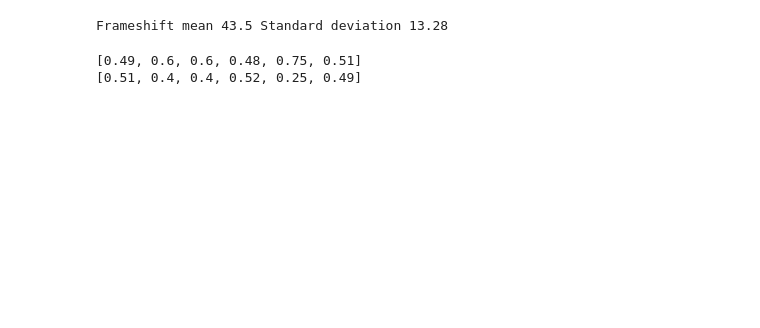
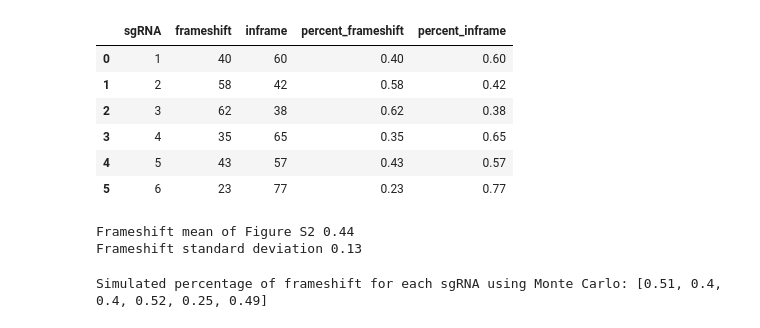
Before and after one commit to Clara3786/Project-Genome-Scale-CRISPR-Cas9-Knockout-Screening-in-Human-Cells, a Jupyter notebook: Project.ipynb, the cells around one changed output. Drawn from its saved outputs; the diff is of its cells as text; code cells hidden in the pictures; blank space fills up the shorter version.

```diff
--- a/Project.ipynb
+++ b/Project.ipynb
@@ -46,0 +76,14 @@ import matplotlib.pyplot as plt
+# %%
+# Read the data-file
+
+df = pd.read_csv("Project-Genome-Scale-CRISPR-Cas9-Knockout-Screening-in-Human-Cells/data.csv")
+
+df
+# %% [output]
+|  | sgRNA | frameshift | inframe | percent_frameshift | percent_inframe |
+| 0 | 1 | 40 | 60 | 0.40 | 0.60 |
+| 1 | 2 | 58 | 42 | 0.58 | 0.42 |
+| 2 | 3 | 62 | 38 | 0.62 | 0.38 |
+| 3 | 4 | 35 | 65 | 0.35 | 0.65 |
+| 4 | 5 | 43 | 57 | 0.43 | 0.57 |
+| 5 | 6 | 23 | 77 | 0.23 | 0.77 |
@@ -47,6 +98,5 @@ import matplotlib.pyplot as plt
 # %%
-frameshift = [40, 58, 62, 35, 43, 23]
-inframe = [60, 42, 38, 65, 57, 77]
+# Functions for calculating the mean and the standard deviation
 
 def mean(values):
     """The sample mean, the sum over the list divided by its length."""
@@ -63,7 +113,8 @@ def std(values):
         total = total + (v - m) ** 2
     return (total / len(values)) ** 0.5
 
-print("Frameshift mean", round(mean(frameshift), 2), "Standard deviation", round(std(frameshift), 2))
+print("Frameshift mean of Figure S2", round(mean(percent_frameshift), 2), "\nFrameshift standard deviation", round(std(percent_frameshift), 2))
 # %% [output]
-Frameshift mean 43.5 Standard deviation 13.28
+Frameshift mean of Figure S2 0.44
+Frameshift standard deviation 0.13
 # %%
@@ -99,27 +144,28 @@ def position_of_min(values):
 # %%
+# Monte Carlo simulation of percent of frameshifts for 100 reads per sgRNA
+
 def simulate(frameshift, p, n_reads=100, seed=8):
+    """The percent of frameshifts for each sgRNA where a successful frameshift is determined by probability p """
     rs = uniforms(frameshift * n_reads, seed)
-    percent_frameshift = [0] * frameshift
-    percent_inframe = [0] * frameshift
+    percent_frameshift_sim = [0] * frameshift
+    percent_inframe_sim = [0] * frameshift
 
 
     for i in range(frameshift):
       count = 0
       for c in range(n_reads):
-        if rs[i * n_reads + c] < p:
+        if rs[i * n_reads + c] < p: # To get the correct index for the random number corresponding to the corresponding sgRNA
           count += 1
-      percent_frameshift[i] = count/n_reads
-      percent_inframe[i] = 1 - percent_frameshift[i]
+      percent_frameshift_sim[i] = count/n_reads
+      percent_inframe_sim[i] = 1 - percent_frameshift_sim[i]
 
 
-    return percent_frameshift, percent_inframe
+    return percent_frameshift_sim, percent_inframe_sim
 
 
-percent_frameshift, percent_inframe = simulate(6, p_data)
+percent_frameshift_sim, percent_inframe_sim = simulate(6, p_data)
 
-print(percent_inframe)
-print(percent_frameshift)
+print("Simulated percentage of frameshift for each sgRNA using Monte Carlo:", percent_frameshift_sim)
 # %% [output]
-[0.49, 0.6, 0.6, 0.48, 0.75, 0.51]
-[0.51, 0.4, 0.4, 0.52, 0.25, 0.49]
+Simulated percentage of frameshift for each sgRNA using Monte Carlo: [0.51, 0.4, 0.4, 0.52, 0.25, 0.49]
 # %%
```
Also changed, not shown: parts of 16 cells of this notebook.
